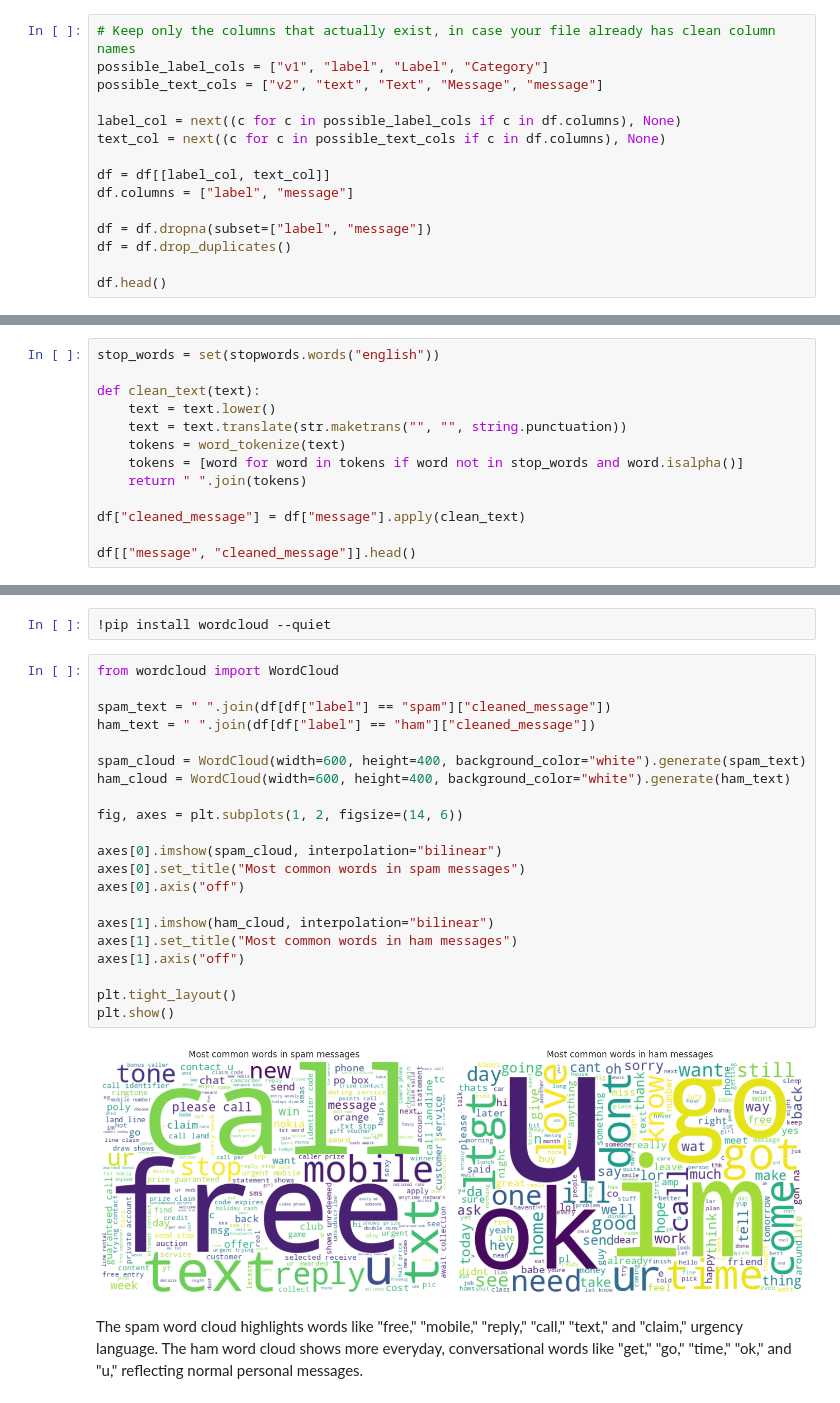
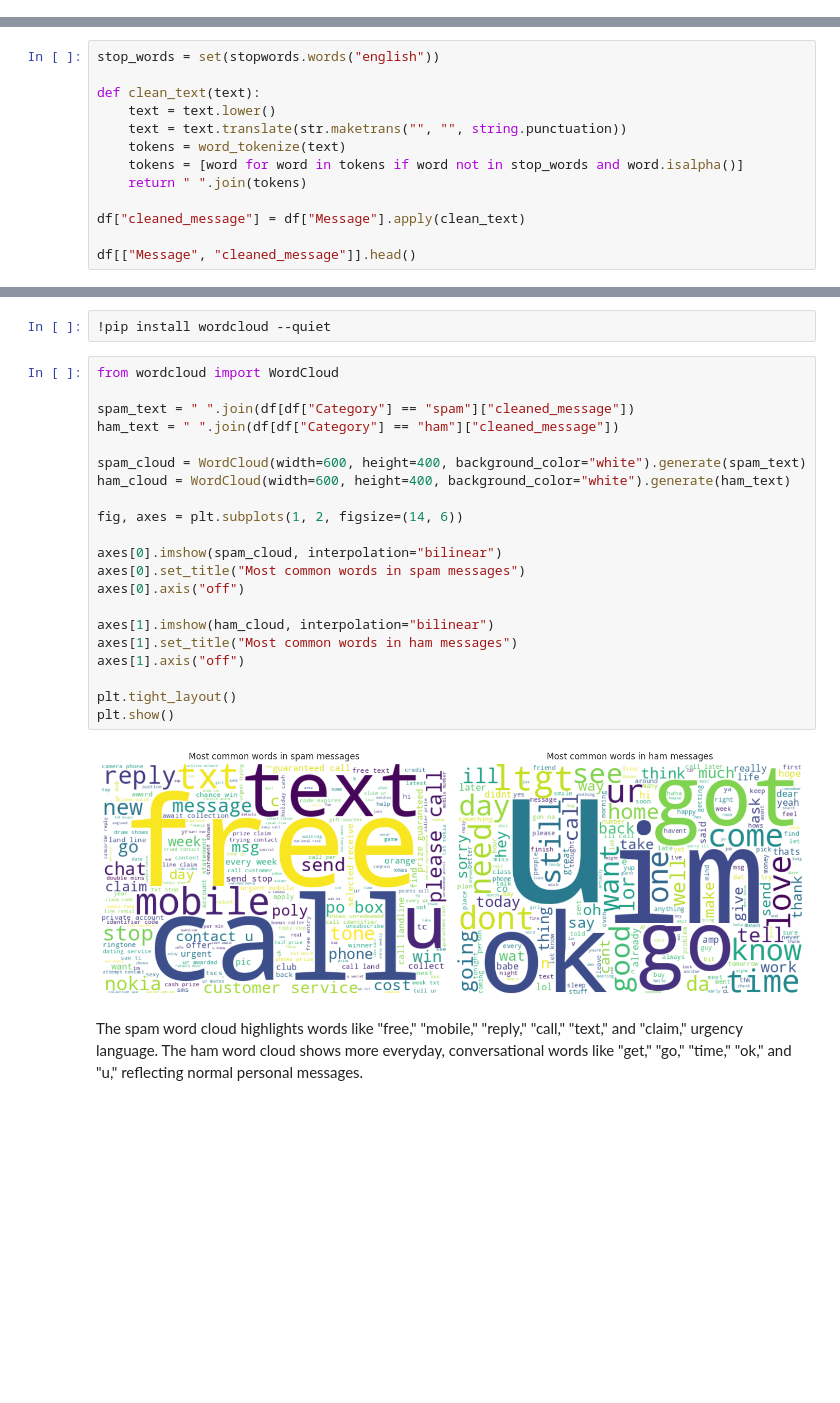
Before and after one commit to ibel123/OIBSIP, a Jupyter notebook: DataScience-Task4-EmailSpamDetection/Email_Spam_Detection.ipynb, the cells around one changed output, grey strips where cells are left out. Saved outputs shown, nothing was run; the diff lists cells and outputs as text; blank space fills up the shorter version.

```diff
--- a/DataScience-Task4-EmailSpamDetection/Email_Spam_Detection.ipynb
+++ b/DataScience-Task4-EmailSpamDetection/Email_Spam_Detection.ipynb
@@ -89,18 +87,3 @@ Column names in this dataset:
 ## Step 2b: Clean up the columns
 
 The standard version of this dataset has extra unnamed empty columns, and its two useful columns are usually called `v1` (the label) and `v2` (the message text). We rename these to clearer names and drop anything we do not need.
-# %%
-# Keep only the columns that actually exist, in case your file already has clean column names
-possible_label_cols = ["v1", "label", "Label", "Category"]
-possible_text_cols = ["v2", "text", "Text", "Message", "message"]
-
-label_col = next((c for c in possible_label_cols if c in df.columns), None)
-text_col = next((c for c in possible_text_cols if c in df.columns), None)
-
-df = df[[label_col, text_col]]
-df.columns = ["label", "message"]
-
-df = df.dropna(subset=["label", "message"])
-df = df.drop_duplicates()
-
-df.head()
@@ -162,7 +138,7 @@ def clean_text(text):
     tokens = [word for word in tokens if word not in stop_words and word.isalpha()]
     return " ".join(tokens)
 
-df["cleaned_message"] = df["message"].apply(clean_text)
+df["cleaned_message"] = df["Message"].apply(clean_text)
 
-df[["message", "cleaned_message"]].head()
+df[["Message", "cleaned_message"]].head()
 # %% [output]
@@ -319,26 +295,26 @@ This step needs one extra library, `wordcloud`, which is not installed in Colab
 # %%
 from wordcloud import WordCloud
 
-spam_text = " ".join(df[df["label"] == "spam"]["cleaned_message"])
-ham_text = " ".join(df[df["label"] == "ham"]["cleaned_message"])
+spam_text = " ".join(df[df["Category"] == "spam"]["cleaned_message"])
+ham_text = " ".join(df[df["Category"] == "ham"]["cleaned_message"])
 
 spam_cloud = WordCloud(width=600, height=400, background_color="white").generate(spam_text)
 ham_cloud = WordCloud(width=600, height=400, background_color="white").generate(ham_text)
 
 fig, axes = plt.subplots(1, 2, figsize=(14, 6))
 
 axes[0].imshow(spam_cloud, interpolation="bilinear")
 axes[0].set_title("Most common words in spam messages")
 axes[0].axis("off")
 
 axes[1].imshow(ham_cloud, interpolation="bilinear")
 axes[1].set_title("Most common words in ham messages")
 axes[1].axis("off")
 
 plt.tight_layout()
 plt.show()
 # %% [output]
-[figure, old version]
+[figure, new version]
 # %% [markdown]
 The spam word cloud highlights words like "free," "mobile," "reply," "call," "text," and "claim," urgency language. The ham word cloud shows more everyday, conversational words like "get," "go," "time," "ok," and "u," reflecting normal personal messages.
 # %% [markdown]
```
Also changed, not shown: parts of 11 cells of this notebook.
